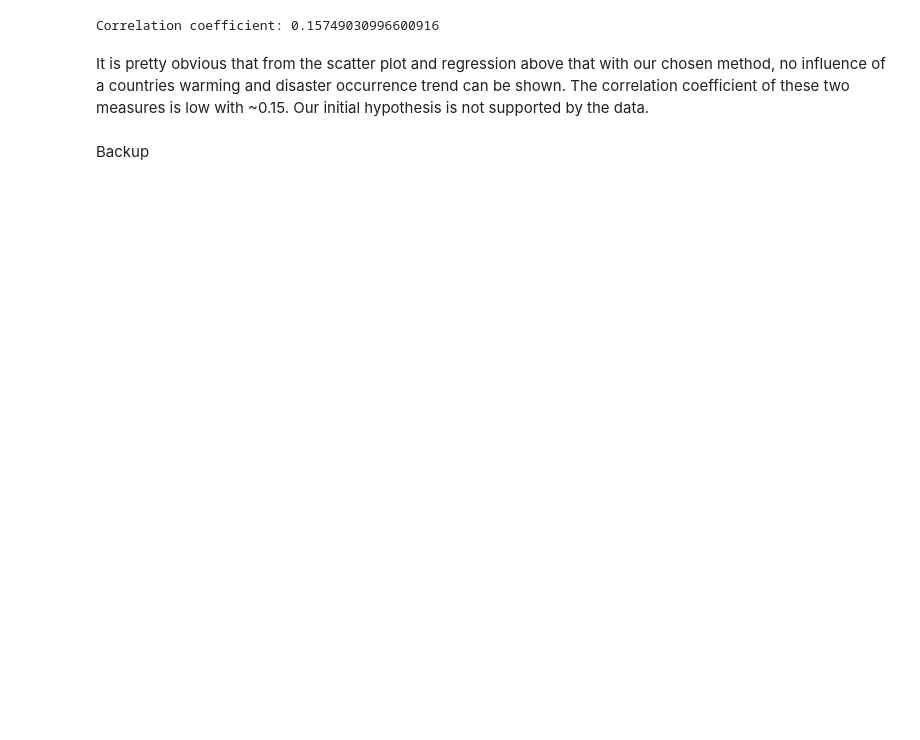
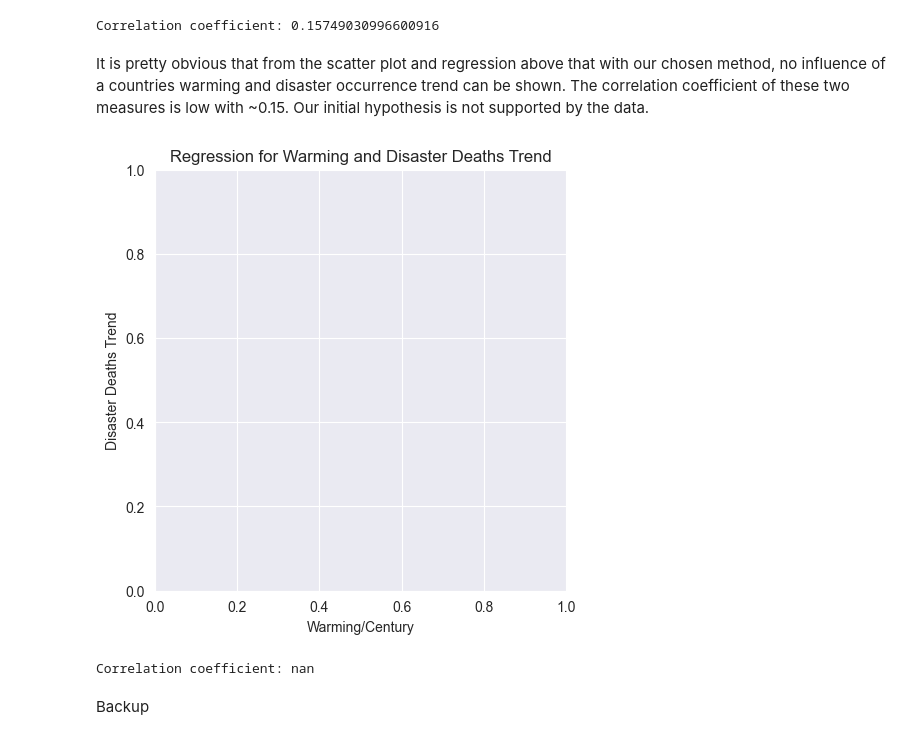
Before and after one commit to r-Files/DOPP, a Jupyter notebook: jupyter_notebooks/lab_question_c.ipynb, the cells around one changed output. Drawn from its saved outputs; the diff is of its cells as text; code cells hidden in the pictures; blank space fills up the shorter version.

```diff
--- a/jupyter_notebooks/lab_question_c.ipynb
+++ b/jupyter_notebooks/lab_question_c.ipynb
@@ -215,5 +246,15 @@ print(f"Correlation coefficient: {countries_complete['Warming/Century'].corr(cou
 Correlation coefficient: 0.15749030996600916
 # %% [markdown]
 It is pretty obvious that from the scatter plot and regression above that with our chosen method, no influence of a countries warming and disaster occurrence trend can be shown. The correlation coefficient of these two measures is low with ~0.15. Our initial hypothesis is not supported by the data.
+# %%
+sns.lmplot(data=countries_complete,
+           x="Warming/Century",
+           y="Disaster Deaths Trend")
+plt.title("Regression for Warming and Disaster Deaths Trend")
+plt.show()
+print(f"Correlation coefficient: {countries_complete['Warming/Century'].corr(countries_complete['Disaster Deaths Trend'])}")
+# %% [output]
+[figure, added]
+Correlation coefficient: nan
 # %% [markdown]
 Backup
```
Also changed, not shown: parts of 7 cells of this notebook, 1 other file.
